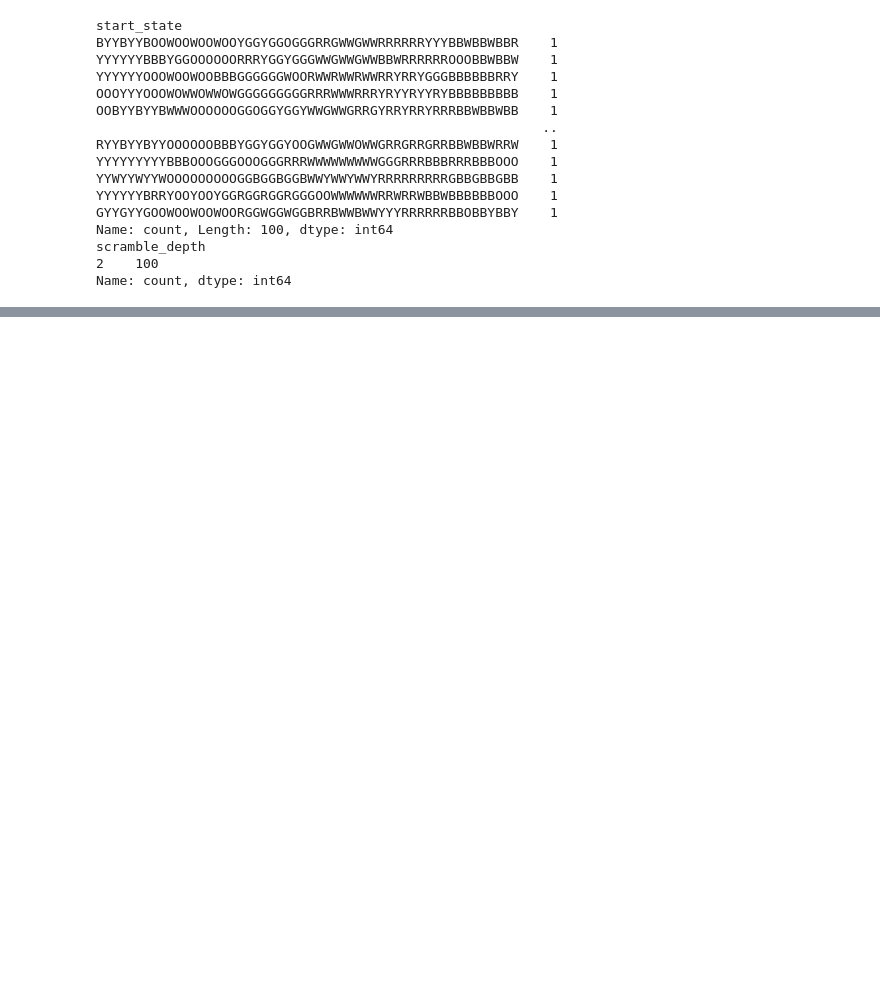
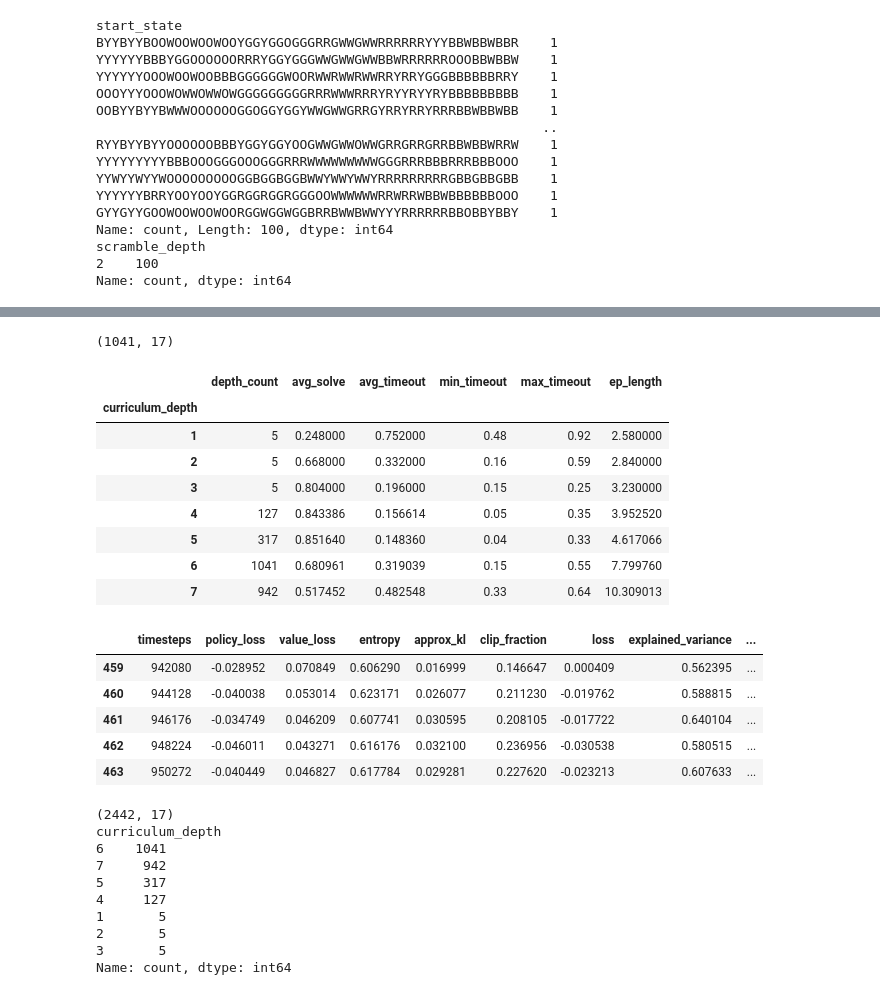
Before and after one commit to Ukandu20/rubix-cube, a Jupyter notebook: notebooks/main.ipynb, the cells around one changed output, grey strips where cells are left out. Saved outputs shown, nothing was run; the diff lists cells and outputs as text; code cells hidden in the pictures; blank space fills up the shorter version.

```diff
--- a/notebooks/main.ipynb
+++ b/notebooks/main.ipynb
@@ -376,0 +461,53 @@ Name: count, dtype: int64
+# %%
+history = pd.read_csv("../models/artifacts/ppo/depth_1_10_onehot/v005/history.csv")
+
+history_5 = history[history['curriculum_depth'] == 6]
+
+print(history_5.shape)
+solve_rate = history.copy()
+
+depth_stats = solve_rate.groupby('curriculum_depth').agg(
+    depth_count=('curriculum_depth', 'count'),
+    avg_solve=('train_solve_rate', 'mean'),
+    avg_timeout=('timeout_rate', 'mean'),
+    min_timeout=('timeout_rate', 'min'),
+    max_timeout=('timeout_rate', 'max'),
+    ep_length=('mean_episode_length', 'mean'),
+
+)
+
+display(depth_stats)
+
+display(history_5.head())
+print(history.shape)
+print(history['curriculum_depth'].value_counts())
+
+fig1 = px.line(history_5, x='timesteps', y='entropy')
+fig1.show()
+# %% [output]
+(1041, 17)
+|  | depth_count | avg_solve | avg_timeout | min_timeout | max_timeout | ep_length |
+| curriculum_depth |  |  |  |  |  |  |
+| 1 | 5 | 0.248000 | 0.752000 | 0.48 | 0.92 | 2.580000 |
+| 2 | 5 | 0.668000 | 0.332000 | 0.16 | 0.59 | 2.840000 |
+| 3 | 5 | 0.804000 | 0.196000 | 0.15 | 0.25 | 3.230000 |
+| 4 | 127 | 0.843386 | 0.156614 | 0.05 | 0.35 | 3.952520 |
+| 5 | 317 | 0.851640 | 0.148360 | 0.04 | 0.33 | 4.617066 |
+| 6 | 1041 | 0.680961 | 0.319039 | 0.15 | 0.55 | 7.799760 |
+| 7 | 942 | 0.517452 | 0.482548 | 0.33 | 0.64 | 10.309013 |
+|  | timesteps | policy_loss | value_loss | entropy | approx_kl | clip_fraction | loss | explained_variance | ... |
+| 459 | 942080 | -0.028952 | 0.070849 | 0.606290 | 0.016999 | 0.146647 | 0.000409 | 0.562395 | ... |
+| 460 | 944128 | -0.040038 | 0.053014 | 0.623171 | 0.026077 | 0.211230 | -0.019762 | 0.588815 | ... |
+| 461 | 946176 | -0.034749 | 0.046209 | 0.607741 | 0.030595 | 0.208105 | -0.017722 | 0.640104 | ... |
+| 462 | 948224 | -0.046011 | 0.043271 | 0.616176 | 0.032100 | 0.236956 | -0.030538 | 0.580515 | ... |
+| 463 | 950272 | -0.040449 | 0.046827 | 0.617784 | 0.029281 | 0.227620 | -0.023213 | 0.607633 | ... |
+(2442, 17)
+curriculum_depth
+6    1041
+7     942
+5     317
+4     127
+1       5
+2       5
+3       5
+Name: count, dtype: int64
```
Also changed, not shown: parts of 2 cells of this notebook, 10 other files.
